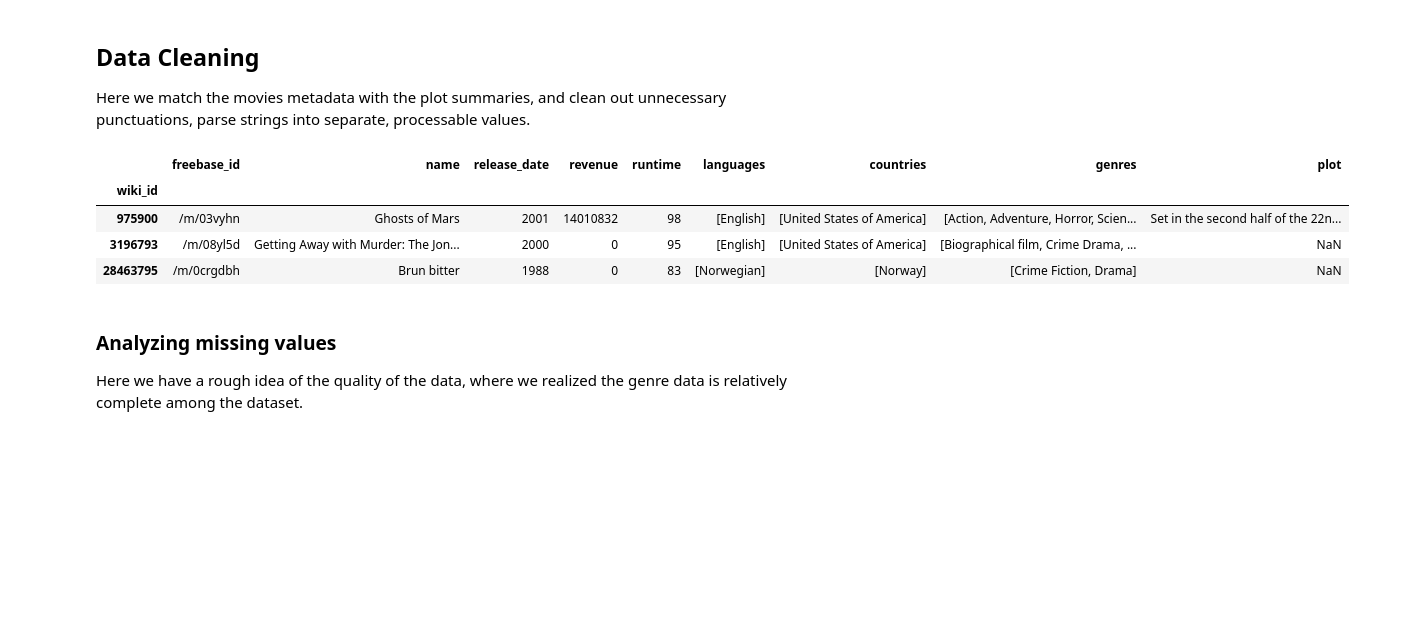
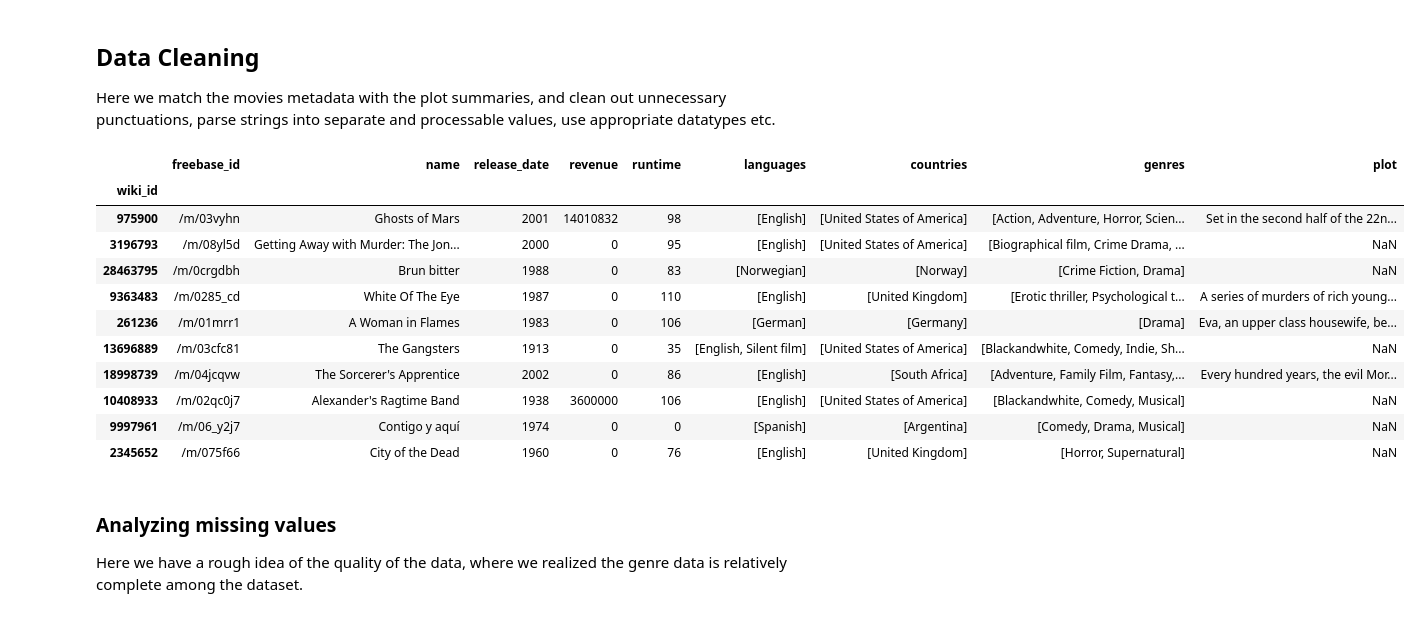
Before and after one commit to epfl-ada/ada-2022-project-adawizardry, a Jupyter notebook: main.ipynb, the cells around one changed output. Cells and saved outputs as stored; diff of their text form; code cells hidden in the pictures; blank space fills up the shorter version.

Commit message:
Submission Milestone 2: clean up notebook top to bottom

```diff
--- a/main.ipynb
+++ b/main.ipynb
@@ -19,6 +19,11 @@ class Data(Enum):
     NAME_CLUSTERS = "name.clusters.txt"
 
 def load_data(type : Data, columns, index_col = ""):
+    """
+    Loads data of type using the Data Enum, with columns, and index_col as the index if provided. The data must be in a folder named MovieSummaries.
+
+    returns: DataFrame
+    """
     return pd.read_csv(
         f'./MovieSummaries/{type.value}',
         sep="\t",
@@ -26,7 +31,7 @@ def load_data(type : Data, columns, index_col = ""):
         index_col=index_col if index_col != "" else columns[0]
     )
 
-movie_df = load_data(
+orig_movie_df = load_data(
     Data.MOVIES,
     ["wiki_id", "freebase_id", "name", "release_date", "revenue", "runtime", "languages", "countries", "genres"],
 )
@@ -41,12 +46,15 @@ name_df = load_data(
 )
 # %% [markdown]
 ## Data Cleaning
-Here we match the movies metadata with the plot summaries, and clean out unnecessary punctuations, parse strings into separate, processable values.
+Here we match the movies metadata with the plot summaries, and clean out unnecessary punctuations, parse strings into separate and processable values, use appropriate datatypes etc.
 # %%
+def parse_multi_values(x):
+    """
+    Parses the multi value structure of the dataset format into a sorted array of items
+    Returns null values for empty lists as NaN (so all missing values we use are NaN)
 
-# Parses the multi value structure of the dataset format into a sorted array of items
-# Returns null values for empty lists as NaN (so all missing values we use are NaN)
-def parse_multi_values(x):
+    returns: array of strings extracted from x
+    """
     if not x:
         return []
     x = x.split(',')
@@ -55,50 +63,72 @@ def parse_multi_values(x):
         combo = combo.split(":")
         if len(combo) > 1:
             combo[1] = re.sub("[^a-zA-Z0-9\s]+", "", combo[1])
             combo[1] = re.sub("^\s", "", combo[1])
             combo[1] = combo[1].strip()
             result.append(combo[1])
     if not result:
         return []
     return sorted(result)
 
-# Add plot summaries to the movie df
-movie_df = movie_df.join(plot_df)
+def parse_language(languages):
+    """
+    Parses the language column specifically by removing "Langauge" from each entry
 
-# Parses the language column specifically by removing "Langauge" from each entry
-def parse_language(languages):
+    returns: list of strings of the languages
+    """
     if not languages or type(languages) != list:
         return []
     return list(map(lambda l : l.replace("Language", "").strip(), languages))
 
-# Parses the date format into an int representing only the year. Values with missing entries are given NaN.
 def parse_date(x):
+    """
+    Parses the date format into an int representing only the year. Values with missing entries are given NaN.
+
+    returns: string representing the year
+    """
     if not x or x == np.nan:
         return np.NaN
     return str(x).split("-")[0]
 
-# Parse multi value attributes into arrays
-for attribute in ["languages", "countries", "genres"]:
-    movie_df[attribute] = movie_df[attribute].apply(parse_multi_values)
+def data_clean_movies(df):
+    # Add plot summaries to the movie dataframe
+    df = df.join(plot_df)
 
-# Remove "Language" from language column
-movie_df["languages"] = movie_df["languages"].apply(parse_language)
+    # Parse multi value attributes into arrays
+    for attribute in ["languages", "countries", "genres"]:
+        df[attribute] = df[attribute].apply(parse_multi_values)
 
-# Parse release-date to all use the year as an int (don't need increased granularity right now)
-movie_df["release_date"] = movie_df["release_date"].apply(parse_date)
+    # Remove "Language" from language column
+    df["languages"] = df["languages"].apply(parse_language)
 
-# Replace missing numeric values with zero and convert to int rather than float
-for col in ["runtime", "revenue"]:
-    movie_df[col] = movie_df[col].fillna(0)
-    movie_df[col] = movie_df[col].astype(int)
+    # Parse release-date to all use the year as an int (don't need increased granularity right now)
+    df["release_date"] = df["release_date"].apply(parse_date)
 
-display(movie_df.head(3))
+    # Replace missing numeric values with zero and convert to int rather than float
+    for col in ["runtime", "revenue"]:
+        df[col] = df[col].fillna(0)
+        df[col] = df[col].astype(int)
+
+    return df
+
+# Create df that is cleaned
+movie_df = data_clean_movies(orig_movie_df)
+
+# Display the head to get a sense for the data
+display(movie_df.head(10))
 # %% [output]
 |  | freebase_id | name | release_date | revenue | runtime | languages | countries | genres | plot |
 | wiki_id |  |  |  |  |  |  |  |  |  |
 | 975900 | /m/03vyhn | Ghosts of Mars | 2001 | 14010832 | 98 | [English] | [United States of America] | [Action, Adventure, Horror, Scien... | Set in the second half of the 22n... |
 | 3196793 | /m/08yl5d | Getting Away with Murder: The Jon... | 2000 | 0 | 95 | [English] | [United States of America] | [Biographical film, Crime Drama, ... | NaN |
 | 28463795 | /m/0crgdbh | Brun bitter | 1988 | 0 | 83 | [Norwegian] | [Norway] | [Crime Fiction, Drama] | NaN |
+| 9363483 | /m/0285_cd | White Of The Eye | 1987 | 0 | 110 | [English] | [United Kingdom] | [Erotic thriller, Psychological t... | A series of murders of rich young... |
+| 261236 | /m/01mrr1 | A Woman in Flames | 1983 | 0 | 106 | [German] | [Germany] | [Drama] | Eva, an upper class housewife, be... |
+| 13696889 | /m/03cfc81 | The Gangsters | 1913 | 0 | 35 | [English, Silent film] | [United States of America] | [Blackandwhite, Comedy, Indie, Sh... | NaN |
+| 18998739 | /m/04jcqvw | The Sorcerer's Apprentice | 2002 | 0 | 86 | [English] | [South Africa] | [Adventure, Family Film, Fantasy,... | Every hundred years, the evil Mor... |
+| 10408933 | /m/02qc0j7 | Alexander's Ragtime Band | 1938 | 3600000 | 106 | [English] | [United States of America] | [Blackandwhite, Comedy, Musical] | NaN |
+| 9997961 | /m/06_y2j7 | Contigo y aquí | 1974 | 0 | 0 | [Spanish] | [Argentina] | [Comedy, Drama, Musical] | NaN |
+| 2345652 | /m/075f66 | City of the Dead | 1960 | 0 | 76 | [English] | [United Kingdom] | [Horror, Supernatural] | NaN |
 # %% [markdown]
 ### Analyzing missing values
 Here we have a rough idea of the quality of the data, where we realized the genre data is relatively complete among the dataset.
```
Also changed, not shown: parts of 28 cells of this notebook, 13 other files.
